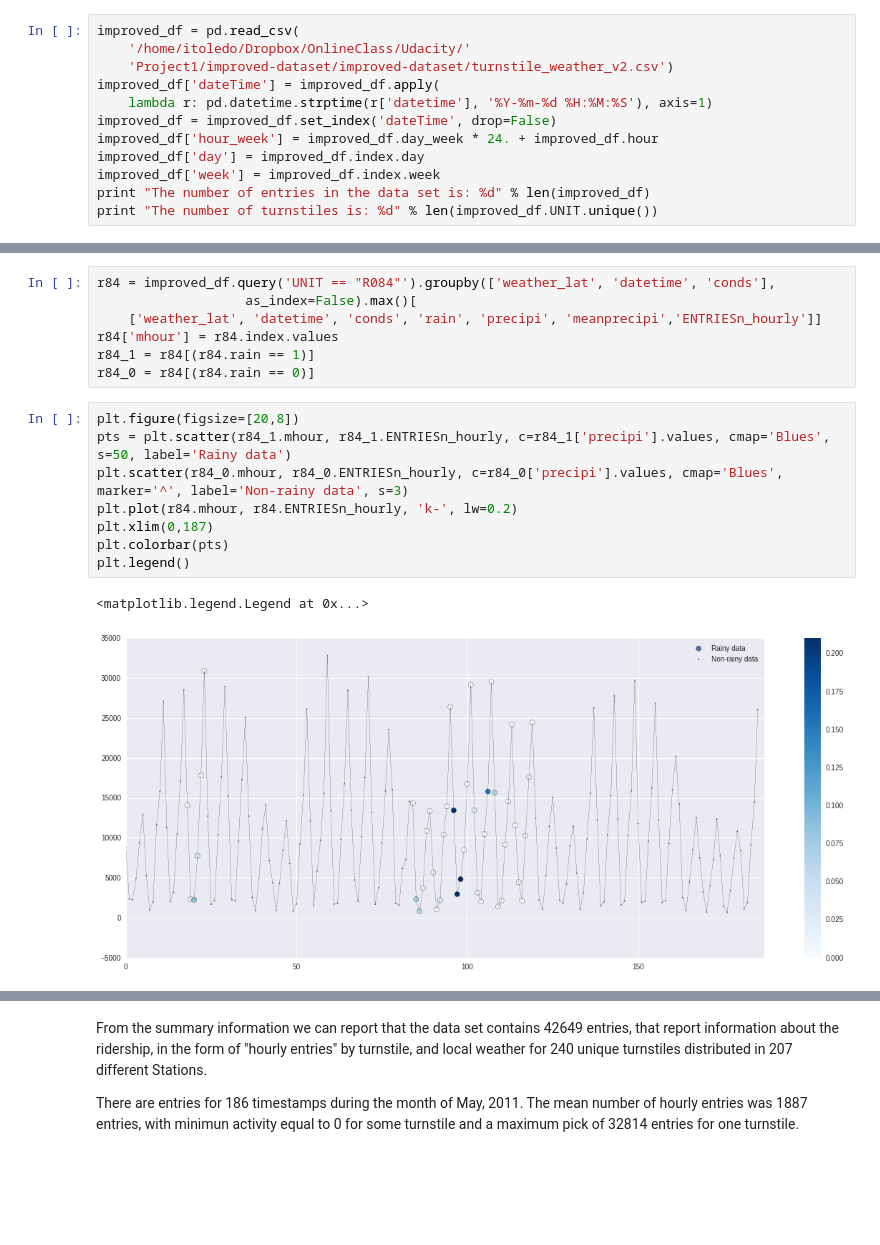
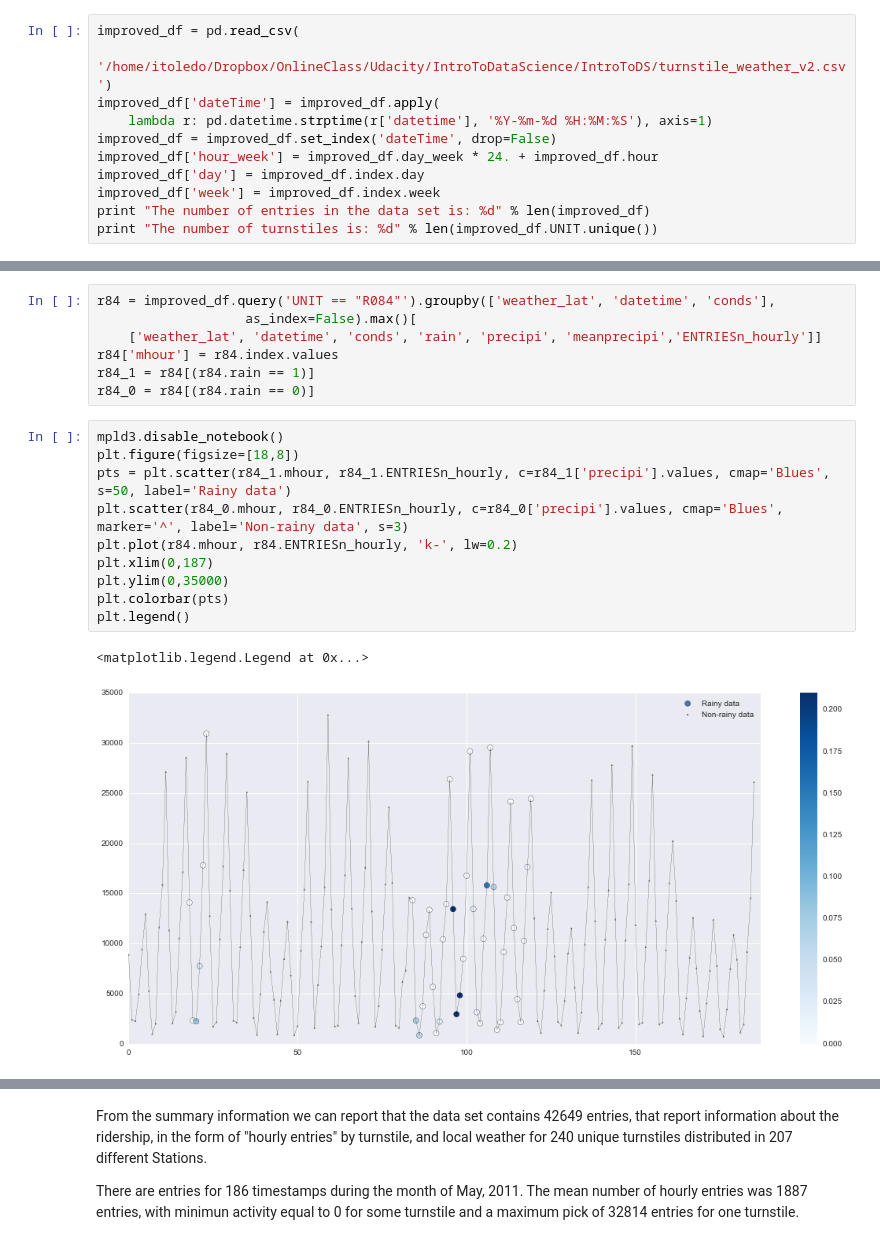
Before and after one commit to gornes/IntroToDS, a Jupyter notebook: Project1.ipynb, the cells around one changed output, grey strips where cells are left out. Saved outputs shown, nothing was run; the diff lists cells and outputs as text; blank space fills up the shorter version.

```diff
--- a/Project1.ipynb
+++ b/Project1.ipynb
@@ -40,8 +43,7 @@ We load the data set from the given csv file into a Pandas DataFrame instance. T
 * Also, an `hour_week` column is created: this column represents the *hours of the week*, an integer with a value between 0 and 167, where 0 is Monday at 00:00 hours and 167 is Sunday at 23:00 hours.
 # %%
 improved_df = pd.read_csv(
-    '/home/itoledo/Dropbox/OnlineClass/Udacity/'
-    'Project1/improved-dataset/improved-dataset/turnstile_weather_v2.csv')
+    '/home/itoledo/Dropbox/OnlineClass/Udacity/IntroToDataScience/IntroToDS/turnstile_weather_v2.csv')
 improved_df['dateTime'] = improved_df.apply(
     lambda r: pd.datetime.strptime(r['datetime'], '%Y-%m-%d %H:%M:%S'), axis=1)
 improved_df = improved_df.set_index('dateTime', drop=False)
@@ -346,13 +378,15 @@ r84['mhour'] = r84.index.values
 r84_1 = r84[(r84.rain == 1)]
 r84_0 = r84[(r84.rain == 0)]
 # %%
-plt.figure(figsize=[20,8])
+mpld3.disable_notebook()
+plt.figure(figsize=[18,8])
 pts = plt.scatter(r84_1.mhour, r84_1.ENTRIESn_hourly, c=r84_1['precipi'].values, cmap='Blues', s=50, label='Rainy data')
 plt.scatter(r84_0.mhour, r84_0.ENTRIESn_hourly, c=r84_0['precipi'].values, cmap='Blues', marker='^', label='Non-rainy data', s=3)
 plt.plot(r84.mhour, r84.ENTRIESn_hourly, 'k-', lw=0.2)
 plt.xlim(0,187)
+plt.ylim(0,35000)
 plt.colorbar(pts)
 plt.legend()
 # %% [output]
 <matplotlib.legend.Legend at 0x...>
-[figure, old version]
+[figure, new version]
```
Also changed, not shown: parts of 33 cells of this notebook.
